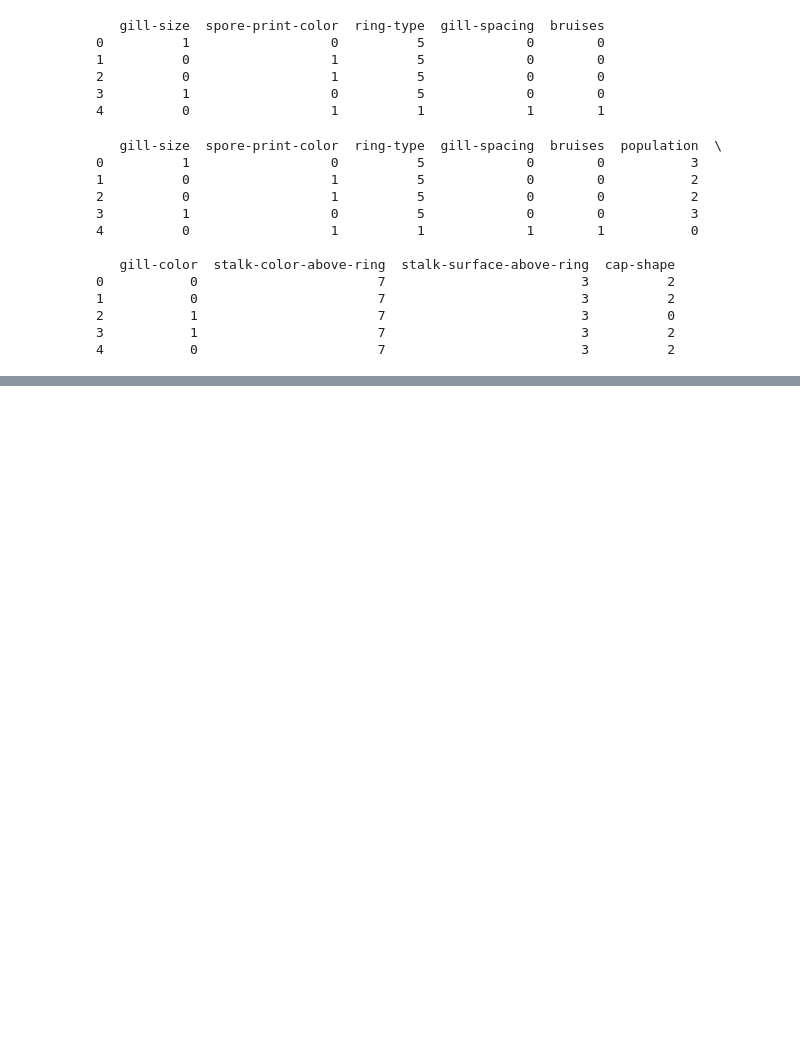
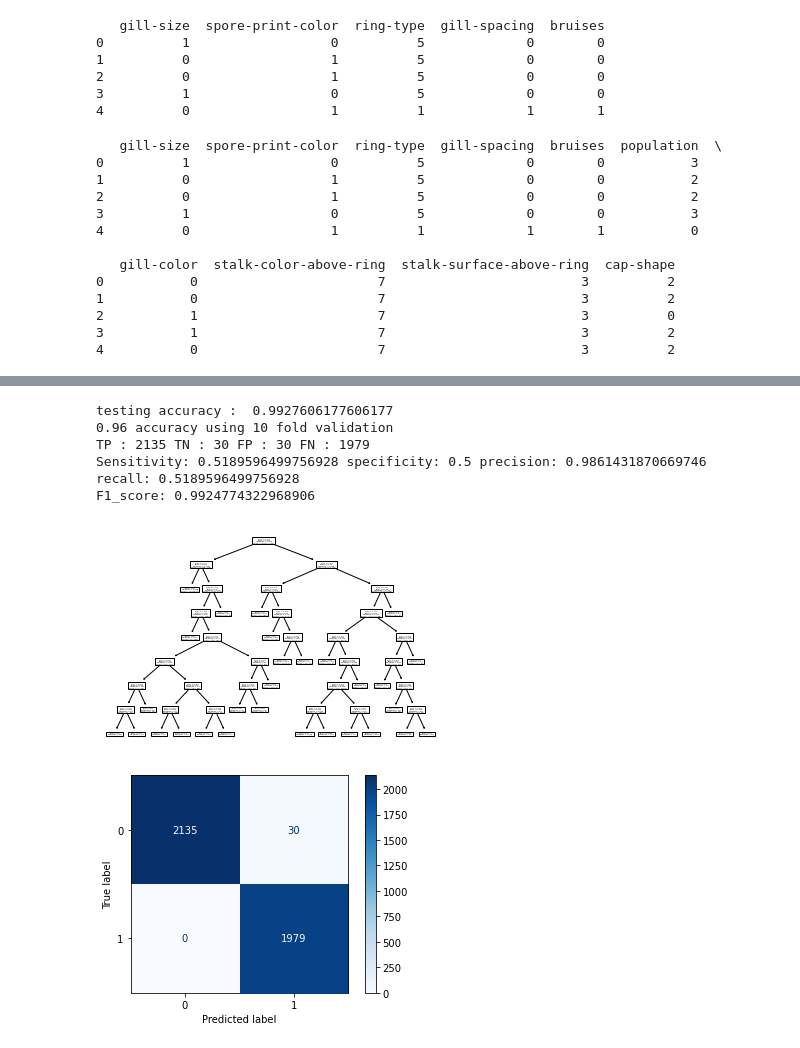
Before and after one commit to jagmeet18/DataMining, a Jupyter notebook: practice_notebook.ipynb, the cells around one changed output, grey strips where cells are left out. Saved outputs shown, nothing was run; the diff lists cells and outputs as text; code cells hidden in the pictures; blank space fills up the shorter version.

```diff
--- a/practice_notebook.ipynb
+++ b/practice_notebook.ipynb
@@ -856,0 +967,59 @@ See the caveats in the documentation: https://pandas.pydata.org/pandas-docs/stab
+# %%
+# for tree 2
+labels = dataset[["class"]]
+X = top10_dataset
+y = labels
+#executing the split for tree 2
+
+X_t, X_test1, y_t, y_test1 = train_test_split(X_train_tree1, y_train_tree1, test_size=0.3, random_state=10)
+X_test_tree2 = pd.concat([X_test_tree1, X_test1], axis=0)
+y_test_tree2 = pd.concat([y_test_tree1, y_test1], axis=0)
+
+DTree2 = DecisionTreeClassifier(max_depth=8, random_state=42)
+DTree2.fit(X_train_tree1, y_train_tree1)
+plot_tree(DTree2)
+DTree2.predict_proba(X_test_tree2)
+
+# training accuracy
+#training_acc = DT.score(X_train, y_train)
+#print("training accuracy : ", training_acc)
+# testing accuracy
+testing_acc_tree2 = DTree2.score(X_test_tree2, y_test_tree2)
+print("testing accuracy : ", testing_acc_tree2)
+
+from sklearn.model_selection import cross_val_score
+cross_validation_score_tree2 = cross_val_score(DTree2,X,y,cv=10)
+print("%0.2f accuracy using 10 fold validation " % (cross_validation_score_tree2.mean()))
+
+from sklearn.metrics import confusion_matrix
+from sklearn.metrics import plot_confusion_matrix
+from sklearn import metrics
+DTree2_y_pred = DTree2.predict(X_test_tree2)
+DTree2_confusionMatrix = confusion_matrix(y_test_tree2,DTree2_y_pred)
+
+TP_DTree2 = DTree2_confusionMatrix[0][0]
+TN_DTree2 = DTree2_confusionMatrix[0][1]
+FP_DTree2 = DTree2_confusionMatrix[0][1]
+FN_DTree2 = DTree2_confusionMatrix[1][1]
+print("TP :", TP_DTree2, "TN :", TN_DTree2, "FP :", FP_DTree2, "FN :", FN_DTree2)
+# calculating the sensitivity
+s_DTree2 = TP_DTree2/(TP_DTree2 +FN_DTree2)
+# calculating the specificity
+sp_DTree2 = TN_DTree2/(TN_DTree2 +FP_DTree2)
+# calculating the precision
+p_DTree2 = TP_DTree2/(TP_DTree2 +FP_DTree2)
+# calculating the recall
+r_DTree2 = TP_DTree2/(TP_DTree2 +FN_DTree2)
+print("Sensitivity:", s_DTree2, "specificity:", sp_DTree2, "precision:", p_DTree2, "recall:", r_DTree2)
+F1_score_DTree2 = metrics.f1_score(y_test_tree2, DTree2_y_pred)
+print(f"F1_score:",F1_score_DTree2)
+plot_confusion_matrix(DTree2, X_test_tree2, y_test_tree2, cmap=plt.cm.Blues)
+plt.show()
+# %% [output]
+testing accuracy :  0.9927606177606177
+0.96 accuracy using 10 fold validation
+TP : 2135 TN : 30 FP : 30 FN : 1979
+Sensitivity: 0.5189596499756928 specificity: 0.5 precision: 0.9861431870669746 recall: 0.5189596499756928
+F1_score: 0.9924774322968906
+[figure, added]
+[figure, added]
```
Also changed, not shown: parts of 25 cells of this notebook.
